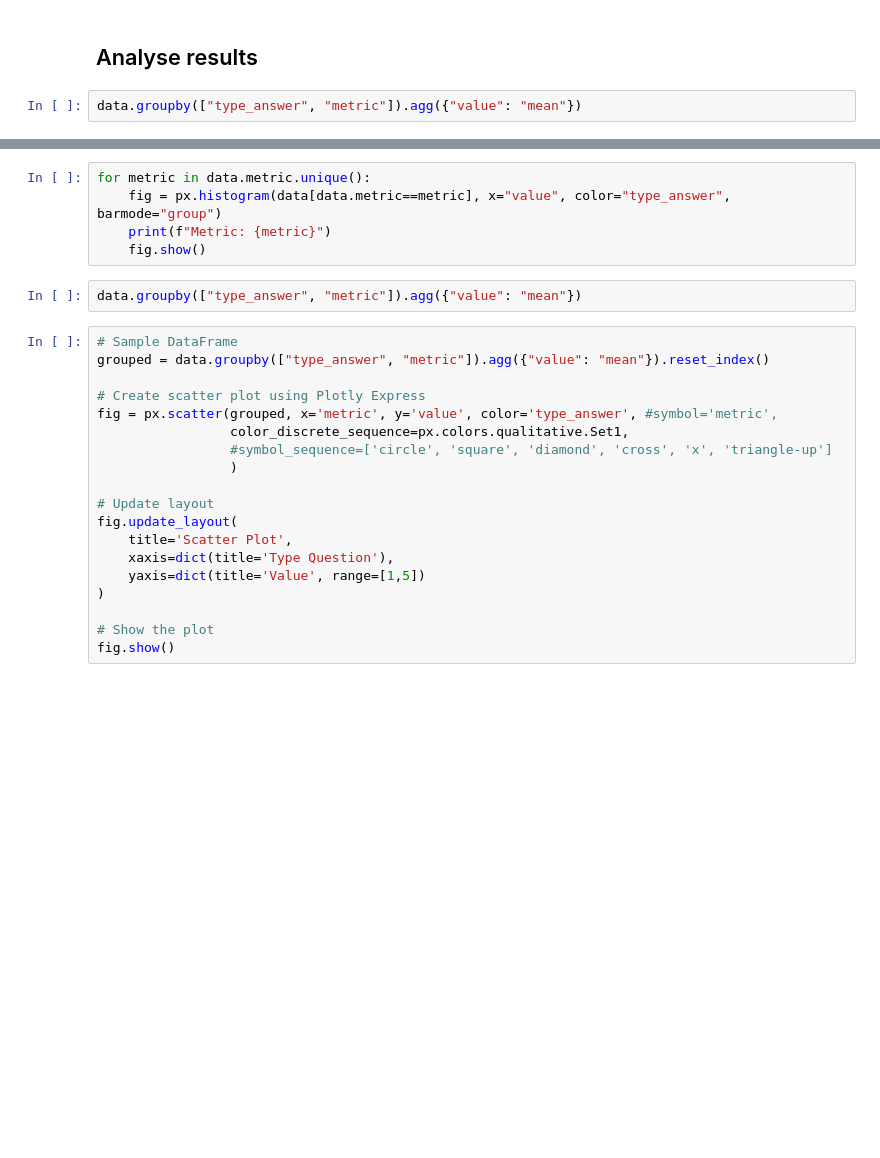
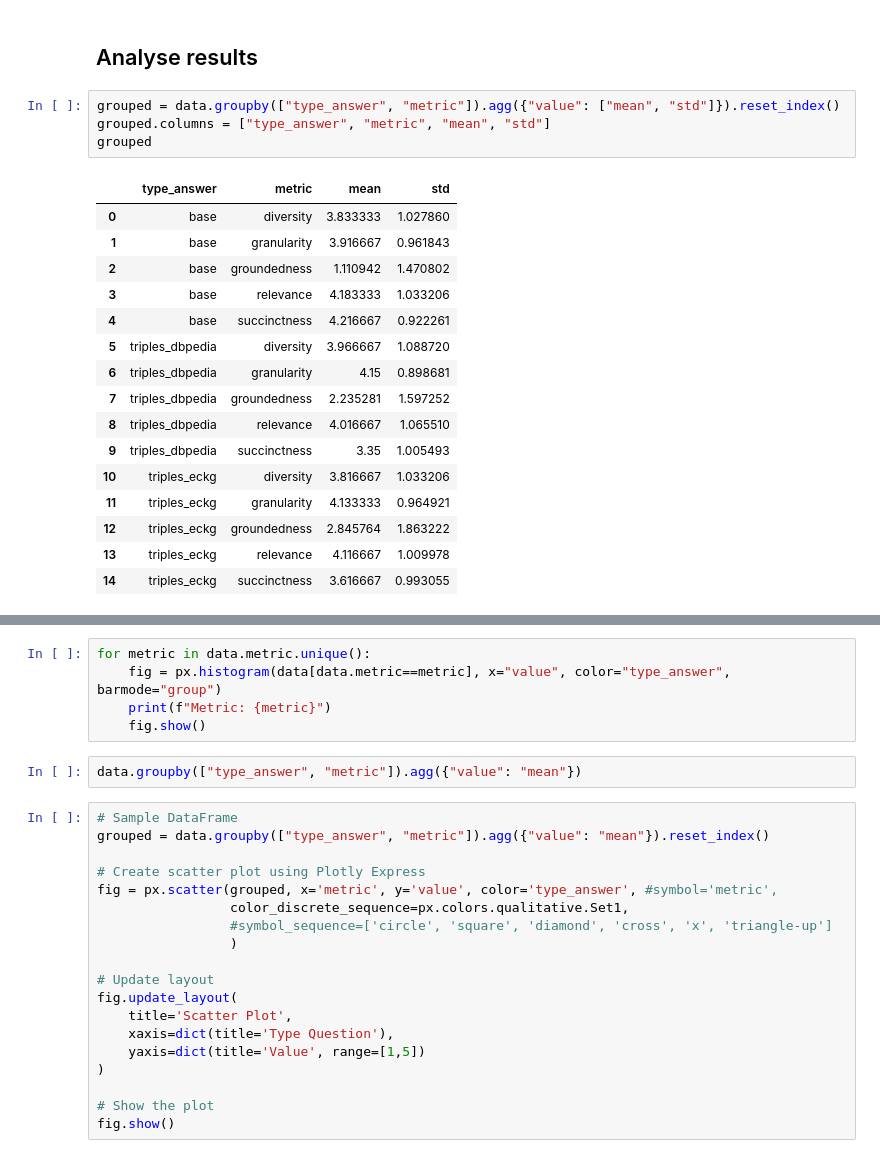
Before and after one commit to muhai-project/chronographer, a Jupyter notebook: experiments_run/usage_ng/human_evaluation/analysis.ipynb, the cells around one changed output, grey strips where cells are left out. Saved outputs shown, nothing was run; the diff lists cells and outputs as text; blank space fills up the shorter version.

```diff
--- a/experiments_run/usage_ng/human_evaluation/analysis.ipynb
+++ b/experiments_run/usage_ng/human_evaluation/analysis.ipynb
@@ -80,4 +129,23 @@ data.head(3)
 # %% [markdown]
 ## Analyse results
 # %%
-data.groupby(["type_answer", "metric"]).agg({"value": "mean"})
+grouped = data.groupby(["type_answer", "metric"]).agg({"value": ["mean", "std"]}).reset_index()
+grouped.columns = ["type_answer", "metric", "mean", "std"]
+grouped
+# %% [output]
+|  | type_answer | metric | mean | std |
+| 0 | base | diversity | 3.833333 | 1.027860 |
+| 1 | base | granularity | 3.916667 | 0.961843 |
+| 2 | base | groundedness | 1.110942 | 1.470802 |
+| 3 | base | relevance | 4.183333 | 1.033206 |
+| 4 | base | succinctness | 4.216667 | 0.922261 |
+| 5 | triples_dbpedia | diversity | 3.966667 | 1.088720 |
+| 6 | triples_dbpedia | granularity | 4.15 | 0.898681 |
+| 7 | triples_dbpedia | groundedness | 2.235281 | 1.597252 |
+| 8 | triples_dbpedia | relevance | 4.016667 | 1.065510 |
+| 9 | triples_dbpedia | succinctness | 3.35 | 1.005493 |
+| 10 | triples_eckg | diversity | 3.816667 | 1.033206 |
+| 11 | triples_eckg | granularity | 4.133333 | 0.964921 |
+| 12 | triples_eckg | groundedness | 2.845764 | 1.863222 |
+| 13 | triples_eckg | relevance | 4.116667 | 1.009978 |
+| 14 | triples_eckg | succinctness | 3.616667 | 0.993055 |
```
Also changed, not shown: parts of 9 cells of this notebook, 4 other files.
